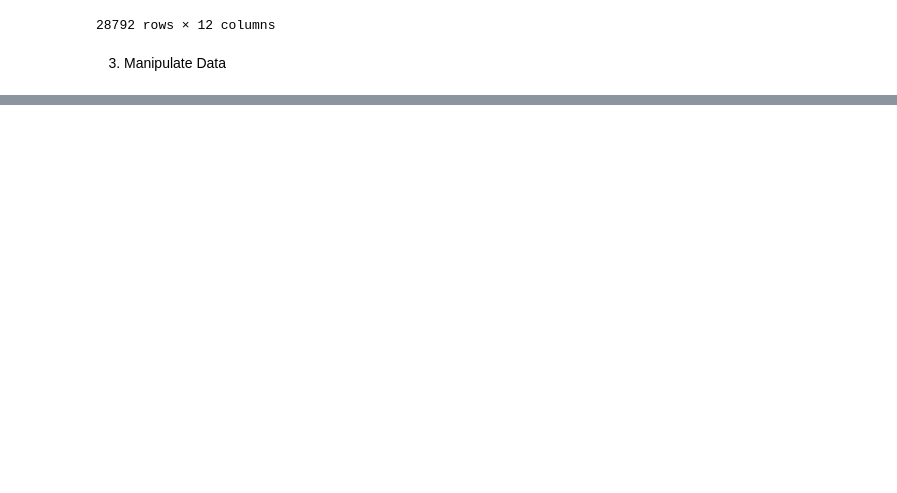
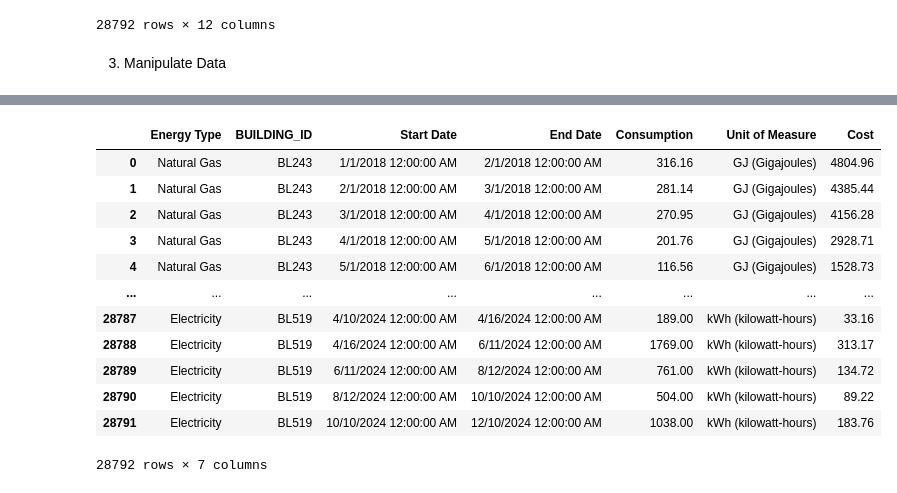
Before and after one commit to ChanyoungLee0476/HRM_EnergyConsumption, a Jupyter notebook: EnergyConsumption.ipynb, the cells around one changed output, grey strips where cells are left out. Cells and saved outputs as stored; diff of their text form; code cells hidden in the pictures; blank space fills up the shorter version.

```diff
--- a/EnergyConsumption.ipynb
+++ b/EnergyConsumption.ipynb
@@ -112,0 +300,35 @@ energy_usage
+# %%
+def manipulate_EnergyUsageData(energy_usage):
+
+    # Remove duplicates
+    energy_usage = energy_usage.drop_duplicates()
+
+    # Select relevant columns
+    selected_columns = [
+        "Energy Type", "HRM Building ID", "Start Date", "End Date",
+        "Consumption", "Unit of Measure", "Cost"
+    ]
+
+     # Ensure only selected columns remain
+    energy_usage = energy_usage.loc[:, selected_columns]
+
+    energy_usage.rename(columns = {"HRM Building ID": "BUILDING_ID"}, inplace=True)
+
+    return energy_usage
+
+building_energy = manipulate_EnergyUsageData(energy_usage)
+building_energy
+# %% [output]
+|  | Energy Type | BUILDING_ID | Start Date | End Date | Consumption | Unit of Measure | Cost |
+| 0 | Natural Gas | BL243 | 1/1/2018 12:00:00 AM | 2/1/2018 12:00:00 AM | 316.16 | GJ (Gigajoules) | 4804.96 |
+| 1 | Natural Gas | BL243 | 2/1/2018 12:00:00 AM | 3/1/2018 12:00:00 AM | 281.14 | GJ (Gigajoules) | 4385.44 |
+| 2 | Natural Gas | BL243 | 3/1/2018 12:00:00 AM | 4/1/2018 12:00:00 AM | 270.95 | GJ (Gigajoules) | 4156.28 |
+| 3 | Natural Gas | BL243 | 4/1/2018 12:00:00 AM | 5/1/2018 12:00:00 AM | 201.76 | GJ (Gigajoules) | 2928.71 |
+| 4 | Natural Gas | BL243 | 5/1/2018 12:00:00 AM | 6/1/2018 12:00:00 AM | 116.56 | GJ (Gigajoules) | 1528.73 |
+| ... | ... | ... | ... | ... | ... | ... | ... |
+| 28787 | Electricity | BL519 | 4/10/2024 12:00:00 AM | 4/16/2024 12:00:00 AM | 189.00 | kWh (kilowatt-hours) | 33.16 |
+| 28788 | Electricity | BL519 | 4/16/2024 12:00:00 AM | 6/11/2024 12:00:00 AM | 1769.00 | kWh (kilowatt-hours) | 313.17 |
+| 28789 | Electricity | BL519 | 6/11/2024 12:00:00 AM | 8/12/2024 12:00:00 AM | 761.00 | kWh (kilowatt-hours) | 134.72 |
+| 28790 | Electricity | BL519 | 8/12/2024 12:00:00 AM | 10/10/2024 12:00:00 AM | 504.00 | kWh (kilowatt-hours) | 89.22 |
+| 28791 | Electricity | BL519 | 10/10/2024 12:00:00 AM | 12/10/2024 12:00:00 AM | 1038.00 | kWh (kilowatt-hours) | 183.76 |
+28792 rows × 7 columns
```
Also changed, not shown: parts of 11 cells of this notebook, 1 other file.
